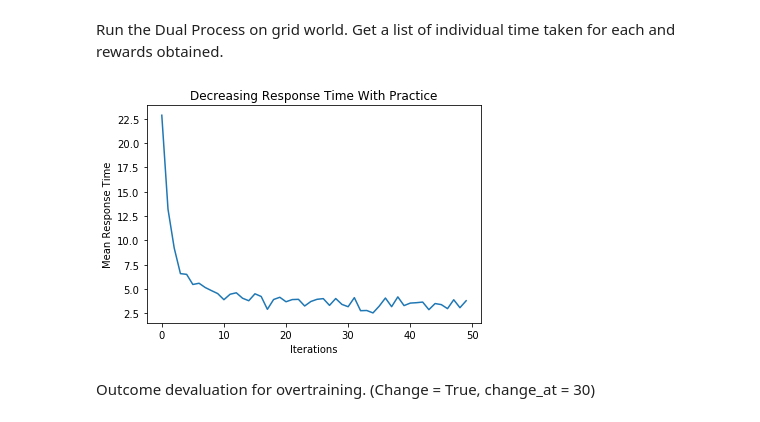
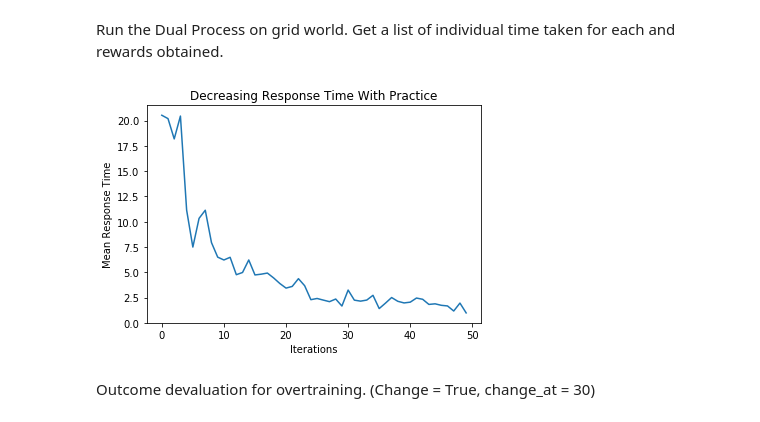
Before and after one commit to tejas-savalia/Sequencing_abstract, a Jupyter notebook: mb_mf_combined.ipynb, the cells around one changed output. Drawn from its saved outputs; the diff is of its cells as text; code cells hidden in the pictures.

Commit message:
Some experimentation on switch, same exponential but a later control of habitual behavior. Softmax done.

```diff
--- a/mb_mf_combined.ipynb
+++ b/mb_mf_combined.ipynb
@@ -80,7 +94,7 @@ def dls_action(pos, max_depth, mb_internal_environment):
     zipped = list(zip(actions, next_value_list))
     random.shuffle(zipped)
     actions, next_value_list = zip(*zipped)
-    action = actions[numpy.argmax(next_value_list)]
+    action = actions[action_from_softmax(softmax(next_value_list))]
     return action
 # %%
 def q_action(pos, mb_internal_environment):
@@ -95,7 +109,7 @@ def q_action(pos, mb_internal_environment):
     zipped = list(zip(actions, next_value_list))
     random.shuffle(zipped)
     actions, next_value_list = zip(*zipped)
-    action = actions[numpy.argmax(next_value_list)]
+    action = actions[action_from_softmax(softmax(next_value_list))]
     return action
 # %%
 def dual(num_iters, mb_internal_environment, change_env, change_at):
@@ -109,7 +123,7 @@ def dual(num_iters, mb_internal_environment, change_env, change_at):
 
     for i in range(num_iters):
         response_time = list()
-        pos = [3, 3]
+        pos = [0, 0]
         j = 0
         goal_start_time = time.time()
         #change the environment at moderate training
@@ -117,7 +131,7 @@ def dual(num_iters, mb_internal_environment, change_env, change_at):
             environment[6, 6] = -10
             environment[0, 0] = 10
         while True:
-            if j%(i+1) == 0:
+            if j % int((i)/4+1) == 0:
                 response_time_start = time.time()
                 action = dls_action(pos, max_depth, mb_internal_environment)
                 next_pos, reward = take_action(pos, action)
@@ -222,7 +236,7 @@ response_time_dual = list()
 change_at = 30
 iterations = 50
 change = False
-trials = 10
+trials = 1
 for i in range(trials):
     environment = numpy.zeros((7, 7))
     trans_prob = 0.7
@@ -240,13 +254,14 @@ for i in range(trials):
     first_action_dual.append(dual_result[4])
     response_time_dual.append(dual_result[5])
 # %%
+plt.cla()
 plt.plot(numpy.arange(50), numpy.multiply(numpy.mean(response_time_dual, axis=0), 1000))
 plt.title("Decreasing Response Time With Practice")
 plt.ylabel("Mean Response Time")
 plt.xlabel("Iterations")
 plt.show()
 # %% [output]
-[figure, old version]
+[figure, new version]
 # %% [markdown]
 Outcome devaluation for overtraining. (Change = True, change_at = 30)
 # %%
```
Also changed, not shown: parts of 19 cells of this notebook.
